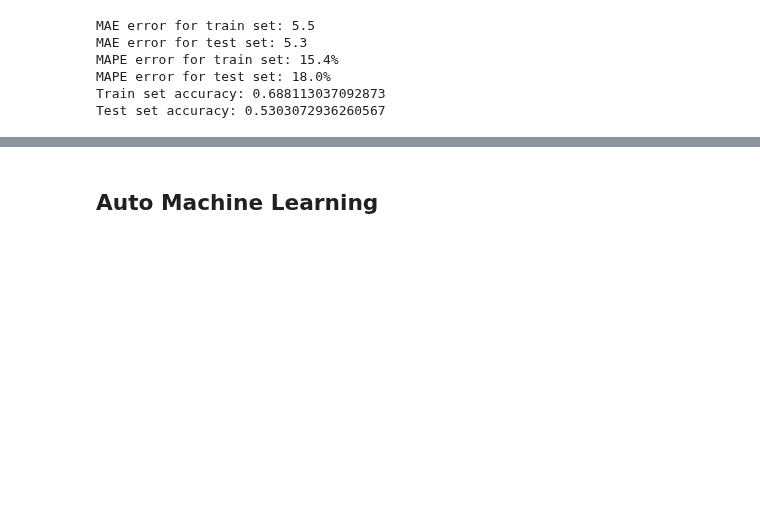
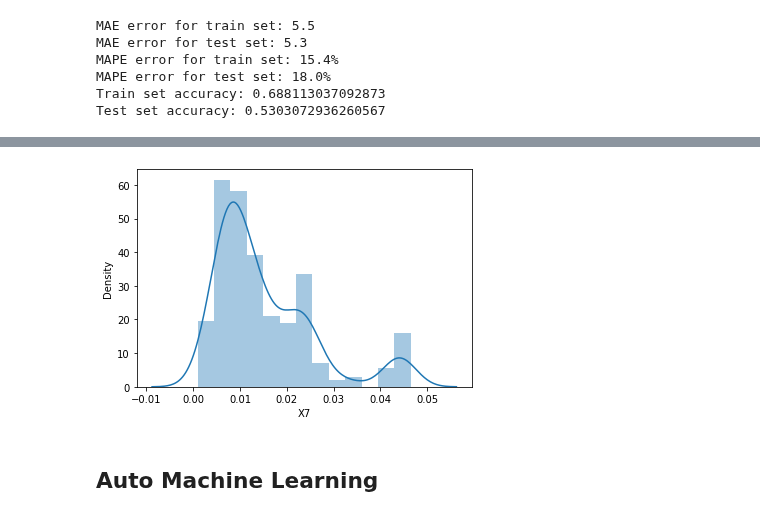
Before and after one commit to For-Chance/CourseOfConstructionInformation, a Jupyter notebook: FinalTask/solution.ipynb, the cells around one changed output, grey strips where cells are left out. Drawn from its saved outputs; the diff is of its cells as text; code cells hidden in the pictures; blank space fills up the shorter version.

```diff
--- a/FinalTask/solution.ipynb
+++ b/FinalTask/solution.ipynb
@@ -261,3 +266,8 @@ Test set accuracy: 0.5303072936260567
+# %%
+sns.distplot(np.log1p(df['X7']))
+plt.show()
+# %% [output]
+[figure, added]
 # %% [markdown]
 ## Auto Machine Learning
 # %%
```
Also changed, not shown: parts of 8 cells of this notebook.
